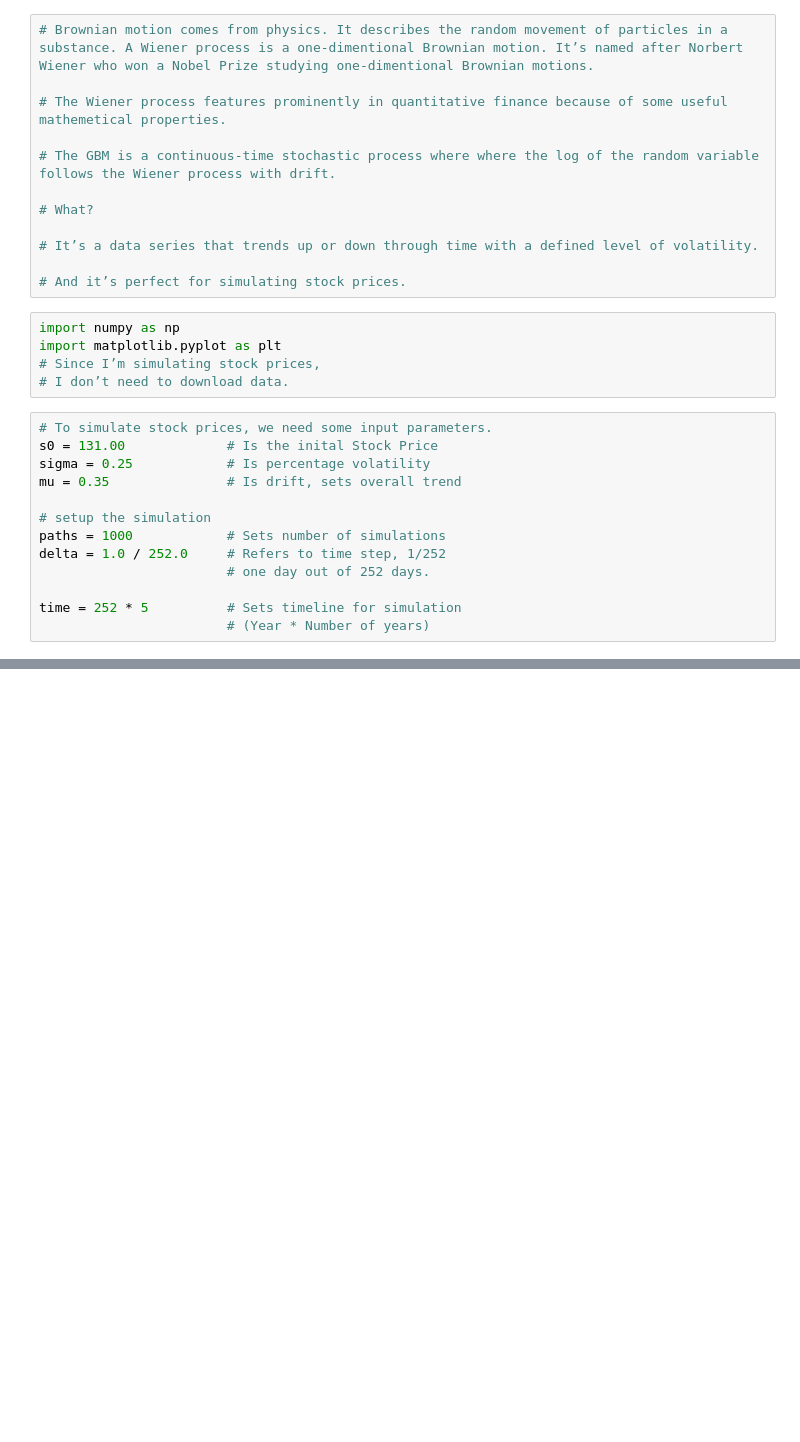
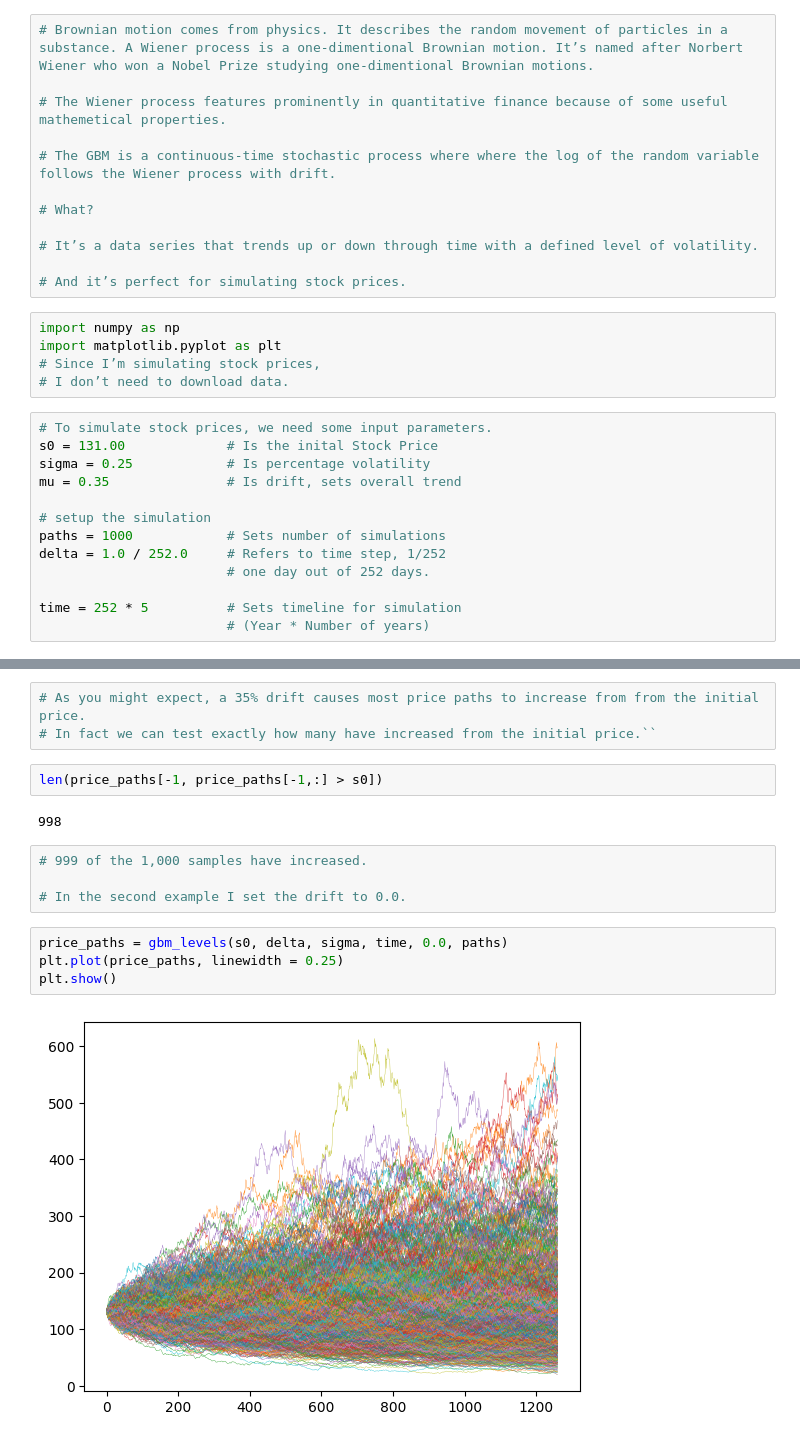
Before and after one commit to ramiiial/quant_projects, a Jupyter notebook: optionVal/GeometricBrownianMotion.ipynb, the cells around one changed output, grey strips where cells are left out. Drawn from its saved outputs; the diff is of its cells as text; blank space fills up the shorter version.

```diff
--- a/optionVal/GeometricBrownianMotion.ipynb
+++ b/optionVal/GeometricBrownianMotion.ipynb
@@ -58,0 +128,17 @@ def weiner_process(delta, sigma, time, paths):
+# %%
+# As you might expect, a 35% drift causes most price paths to increase from from the initial price.
+# In fact we can test exactly how many have increased from the initial price.``
+# %%
+len(price_paths[-1, price_paths[-1,:] > s0])
+# %% [output]
+998
+# %%
+# 999 of the 1,000 samples have increased.
+
+# In the second example I set the drift to 0.0.
+# %%
+price_paths = gbm_levels(s0, delta, sigma, time, 0.0, paths)
+plt.plot(price_paths, linewidth = 0.25)
+plt.show()
+# %% [output]
+[figure, added]
```
Also changed, not shown: parts of 5 cells of this notebook.
